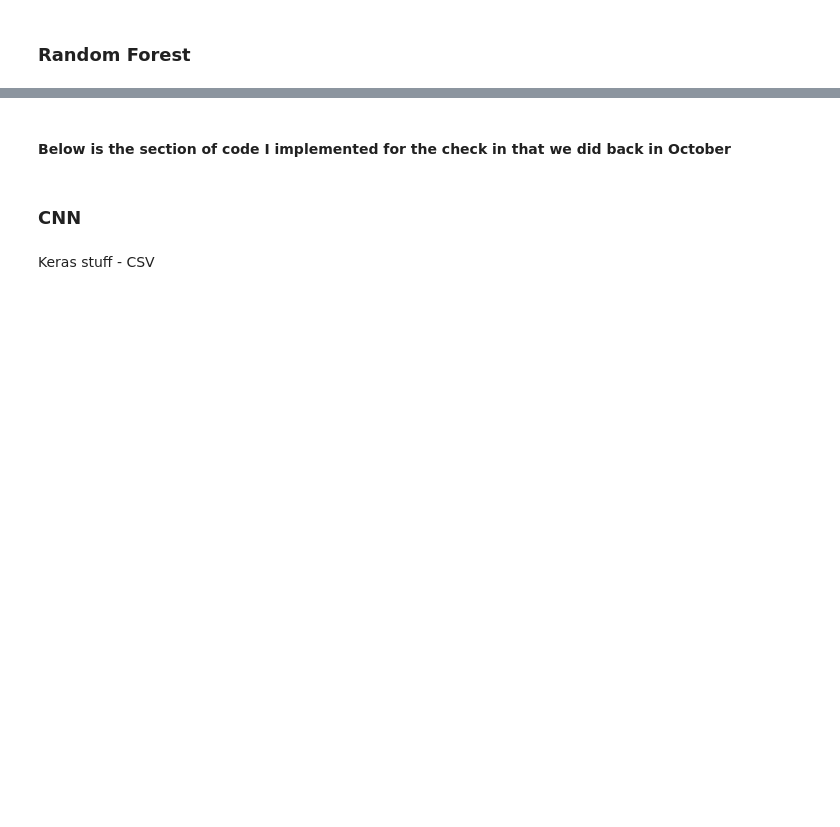
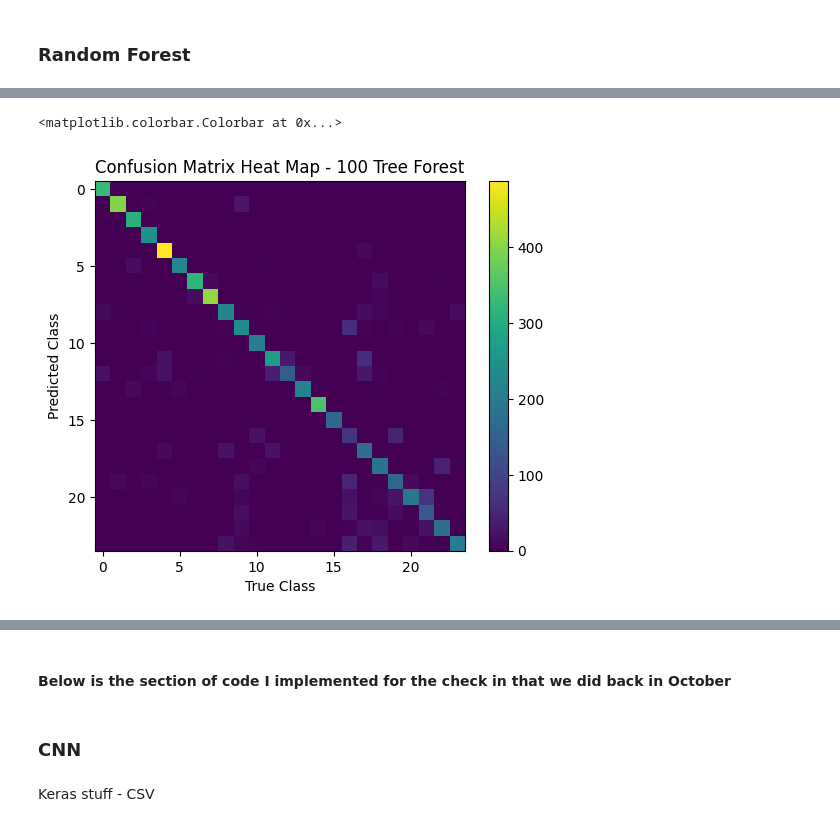
Before and after one commit to Astute-2319/CS5990-Group7-Final-Project, a Jupyter notebook: astute_final_work.ipynb, the cells around one changed output, grey strips where cells are left out. Drawn from its saved outputs; the diff is of its cells as text; code cells hidden in the pictures; blank space fills up the shorter version.

Commit message:
edited random forest to have a section with only 28 trees, looking at the difference between 28 and 100 trees

```diff
--- a/astute_final_work.ipynb
+++ b/astute_final_work.ipynb
@@ -406,0 +407,3 @@ Accuracy: 0.8105131065253764
+# %%
+conf_matrix_100_tree = confusion_matrix(test_data_labels, predictions)
+conf_matrix_to_df(conf_matrix_100_tree, labels)
@@ -406,0 +429,9 @@ Accuracy: 0.8105131065253764
+# %%
+plt.title('Confusion Matrix Heat Map - 100 Tree Forest')
+plt.xlabel('True Class')
+plt.ylabel('Predicted Class')
+plt.imshow(conf_matrix_100_tree)
+plt.colorbar()
+# %% [output]
+<matplotlib.colorbar.Colorbar at 0x...>
+[figure, added]
```
Also changed, not shown: parts of 7 cells of this notebook.
